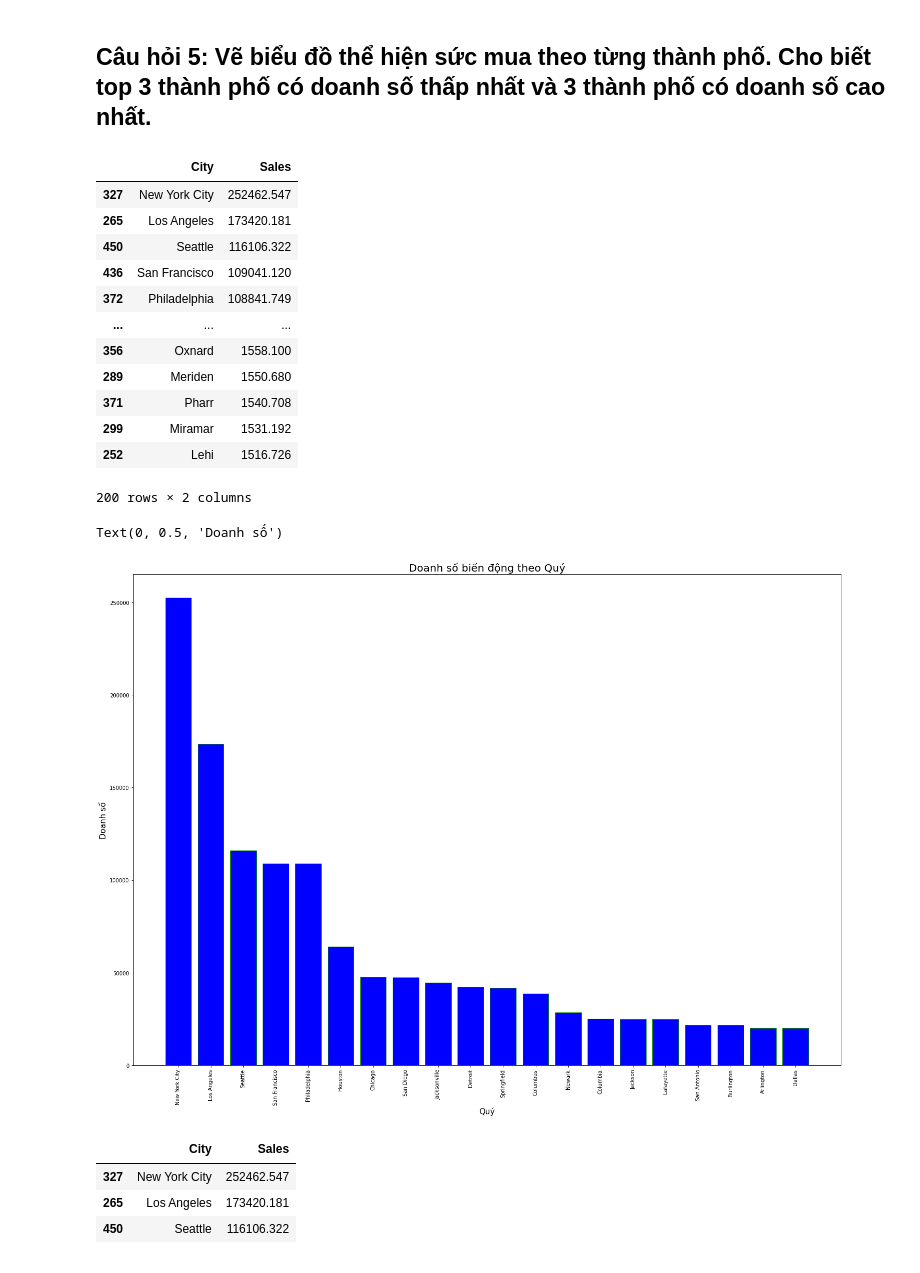
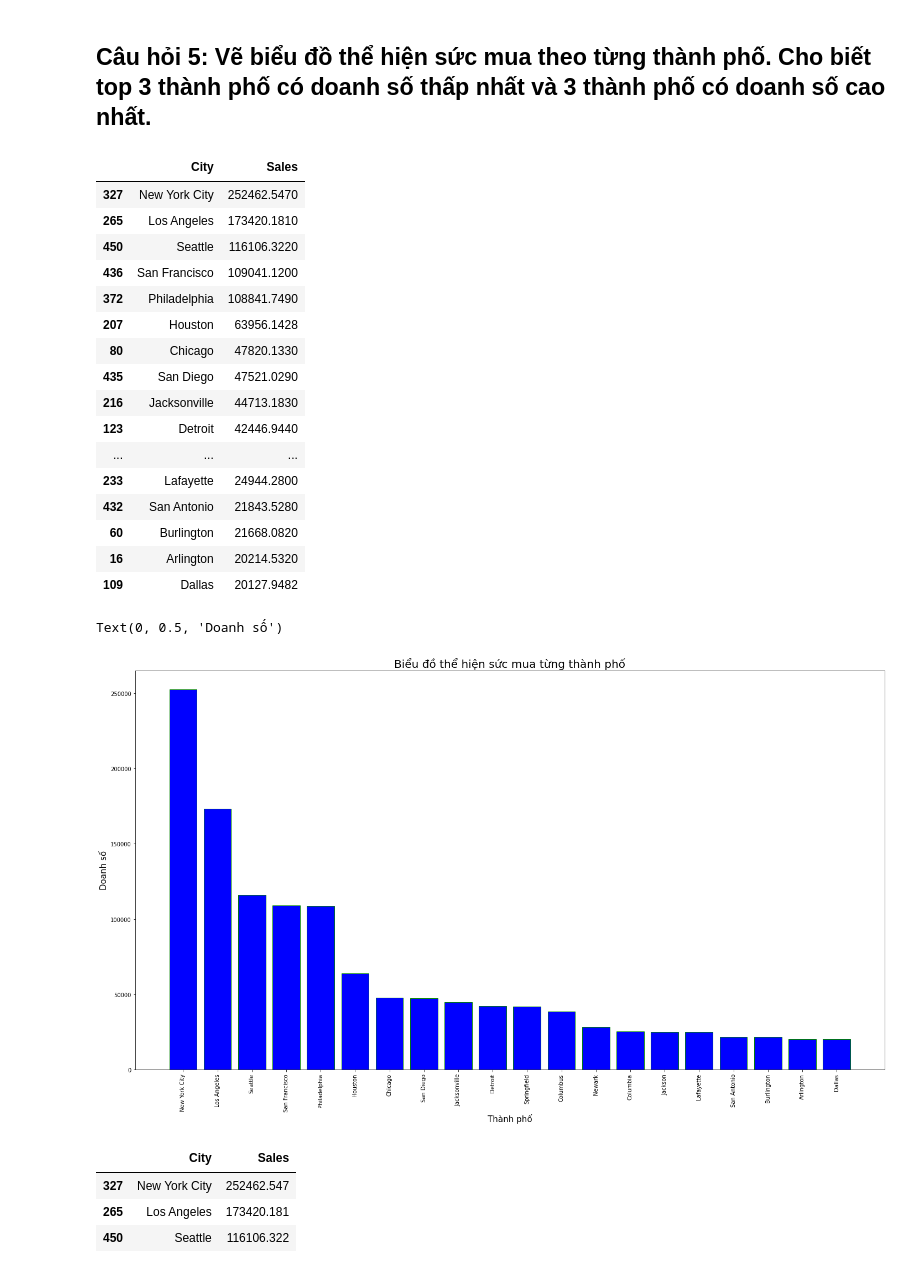
Before and after one commit to ngotancuong/mse.python, a Jupyter notebook: Baitap04.ipynb, the cells around one changed output. Cells and saved outputs as stored; diff of their text form; code cells hidden in the pictures.

```diff
--- a/Baitap04.ipynb
+++ b/Baitap04.ipynb
@@ -100,6 +100,7 @@ sell_prices_df[sell_prices_df.duplicated()]
 sell_prices_df['day'] = pd.to_datetime(sell_prices_df['Order Date']).dt.day
 sell_prices_df['month'] = pd.to_datetime(sell_prices_df['Order Date']).dt.month
 sell_prices_df['year'] = pd.to_datetime(sell_prices_df['Order Date']).dt.year
+sell_prices_df['quarter'] = pd.to_datetime(sell_prices_df['Order Date']).dt.quarter
 # %%
 # Tính tổng doanh số theo tháng
 totalsalesofmonth = sell_prices_df.groupby(['month']).sum().sort_values("month",ascending=False)
@@ -201,32 +197,35 @@ sell_city_df=sell_prices_df.groupby('City')['Sales'].sum().reset_index()
 sell_city_df.sort_values('Sales',ascending=False).head(20)
 # %% [output]
 |  | City | Sales |
-| 327 | New York City | 252462.547 |
-| 265 | Los Angeles | 173420.181 |
-| 450 | Seattle | 116106.322 |
-| 436 | San Francisco | 109041.120 |
-| 372 | Philadelphia | 108841.749 |
+| 327 | New York City | 252462.5470 |
+| 265 | Los Angeles | 173420.1810 |
+| 450 | Seattle | 116106.3220 |
+| 436 | San Francisco | 109041.1200 |
+| 372 | Philadelphia | 108841.7490 |
+| 207 | Houston | 63956.1428 |
+| 80 | Chicago | 47820.1330 |
+| 435 | San Diego | 47521.0290 |
+| 216 | Jacksonville | 44713.1830 |
+| 123 | Detroit | 42446.9440 |
 | ... | ... | ... |
-| 356 | Oxnard | 1558.100 |
-| 289 | Meriden | 1550.680 |
-| 371 | Pharr | 1540.708 |
-| 299 | Miramar | 1531.192 |
-| 252 | Lehi | 1516.726 |
+| 233 | Lafayette | 24944.2800 |
+| 432 | San Antonio | 21843.5280 |
+| 60 | Burlington | 21668.0820 |
+| 16 | Arlington | 20214.5320 |
+| 109 | Dallas | 20127.9482 |
-200 rows × 2 columns
 # %%
-# Đếm sản phẩm có phát sinh giao dịch gom nhóm theo category và state, đưa vào data frame
-#df = train_sales_df.groupby(['state_id', 'cat_id'])['id'].count().reset_index(name='num_sales_by_category')
 sell_city_df=sell_prices_df.groupby('City')['Sales'].sum().reset_index().sort_values('Sales',ascending=False)
+# Chọn ra 20 thành phố có sức mua cao để vẽ biểu đồ
 sell_20city_df=sell_city_df.head(20)
-plt.figure(figsize=(20,15))
+plt.figure(figsize=(20,12))
 plt.bar(sell_20city_df['City'],sell_20city_df['Sales'],color='blue',edgecolor='green')
 plt.xticks(rotation='vertical')
-plt.title('Doanh số biến động theo Quý', fontsize=20)
-plt.xlabel('Quý',fontsize=15)
+plt.title('Biểu đồ thể hiện sức mua từng thành phố', fontsize=20)
+plt.xlabel('Thành phố',fontsize=15)
 plt.ylabel('Doanh số',fontsize=15)
 # %% [output]
 Text(0, 0.5, 'Doanh số')
-[figure, old version]
+[figure, new version]
 # %%
 sell_city_df.head(3)
 # %% [output]
```
Also changed, not shown: parts of 12 cells of this notebook.
